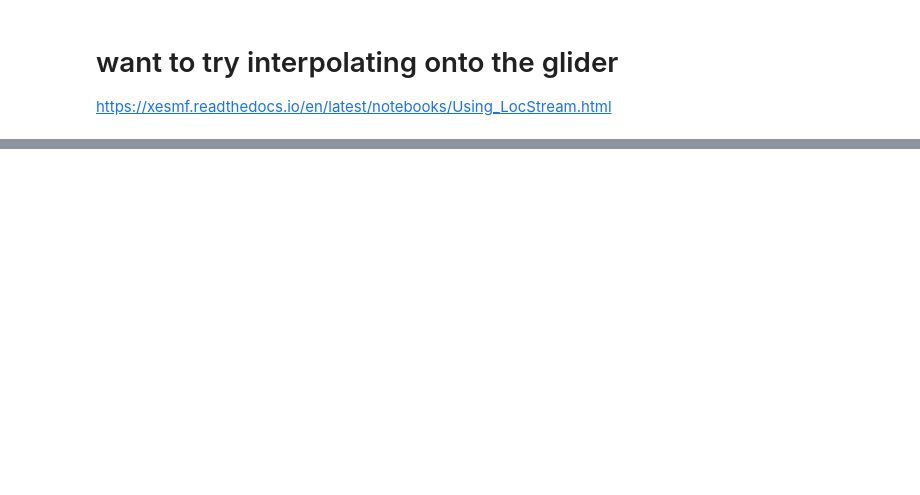
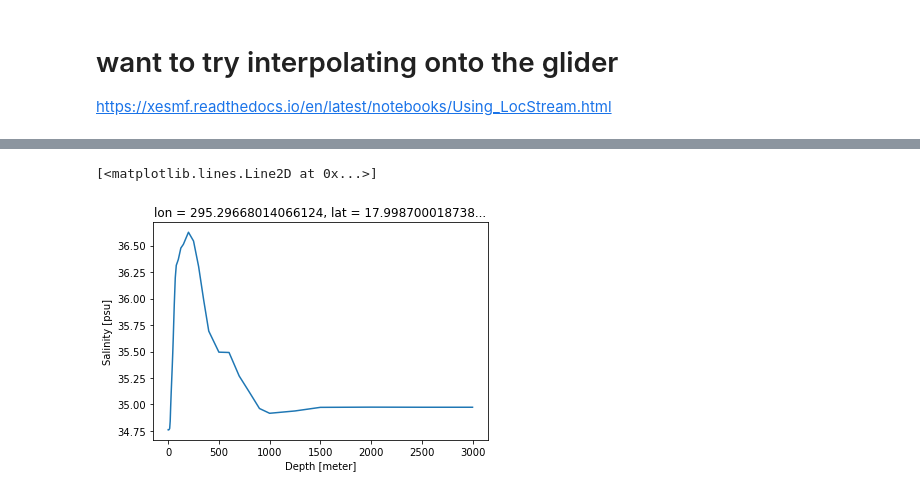
Before and after one commit to rucool/IOO_masters2020, a Jupyter notebook: ru29_amseas_compare.ipynb, the cells around one changed output, grey strips where cells are left out. Drawn from its saved outputs; the diff is of its cells as text; code cells hidden in the pictures; blank space fills up the shorter version.

```diff
--- a/ru29_amseas_compare.ipynb
+++ b/ru29_amseas_compare.ipynb
@@ -94,0 +132,8 @@ amseas_deployed.interp(time = ru29.date, lon = ru29.lon , lat = ru29.lat, depth
+# %%
+# amseas_deployed.salinity.sel(  lat = 18, lon = 295.3,
+#                              time = ru29.date[:1].values , method='nearest').plot()
+
+amseas_deployed.salinity.sel(  lat = 18, lon = 295.3, method='nearest').plot()
+# %% [output]
+[<matplotlib.lines.Line2D at 0x...>]
+[figure, added]
```
Also changed, not shown: parts of 8 cells of this notebook.
